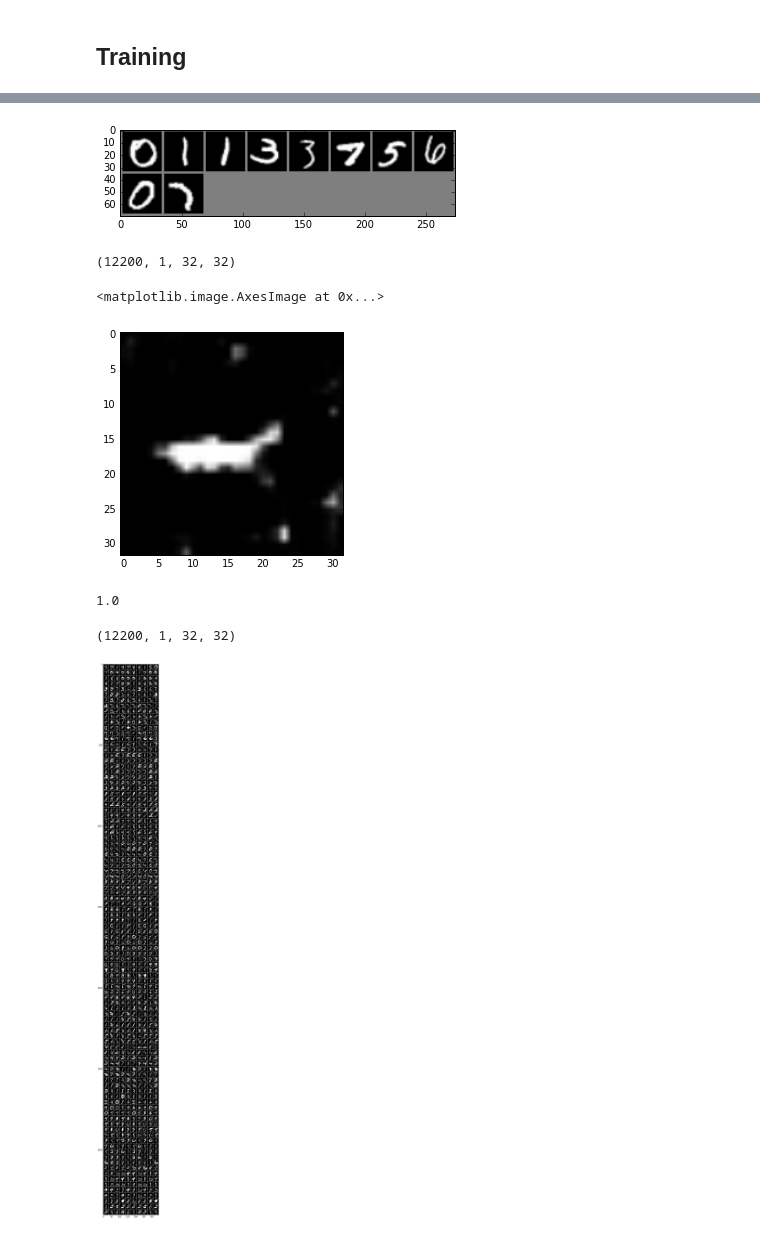
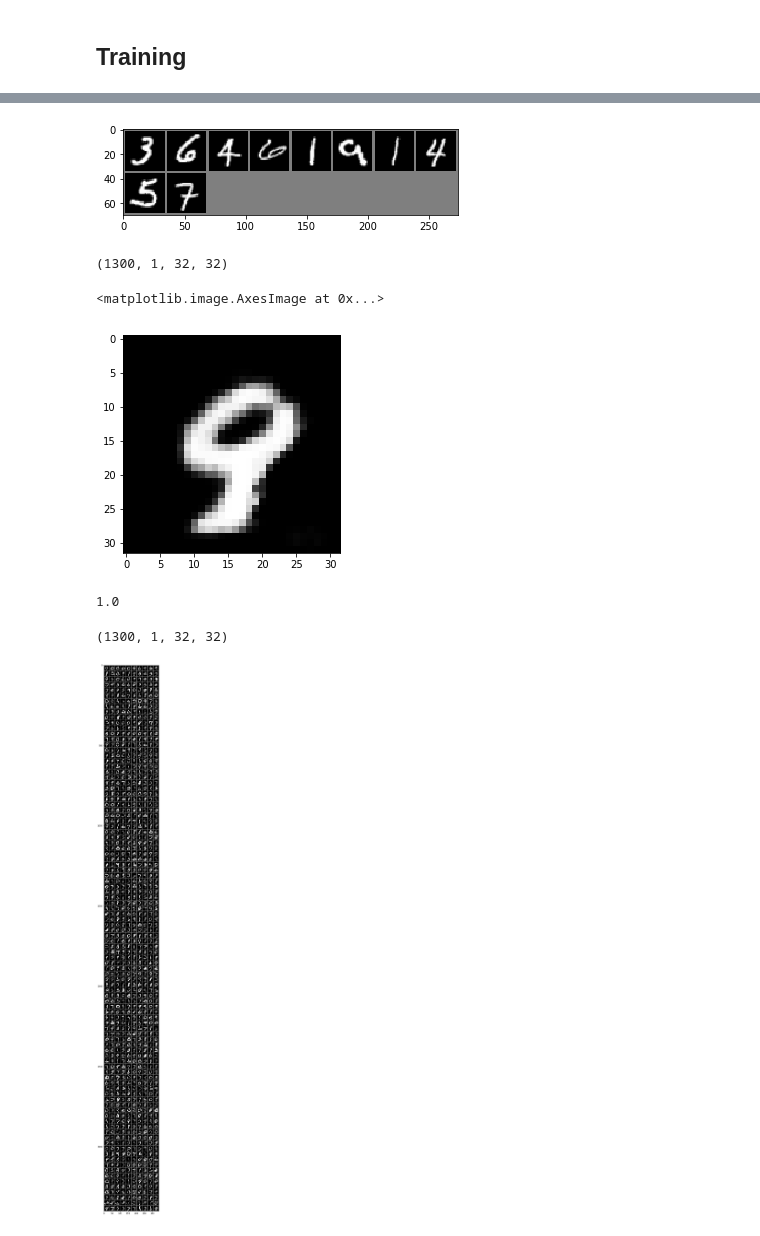
Before and after one commit to mfinzi/gans-and-stuff, a Jupyter notebook: experiments/bayes_wasserstein_dcgan.ipynb, the cells around one changed output, grey strips where cells are left out. Drawn from its saved outputs; the diff is of its cells as text; code cells hidden in the pictures.

```diff
--- a/experiments/bayes_wasserstein_dcgan.ipynb
+++ b/experiments/bayes_wasserstein_dcgan.ipynb
@@ -86,7 +106,7 @@ class GeneratorNetwork(nn.Module):
         x = F.relu(self.deconv1_bn(self.deconv1(x)))
         x = F.relu(self.deconv2_bn(self.deconv2(x)))
         x = F.relu(self.deconv3_bn(self.deconv3(x)))
-        x = self.deconv4(x)
+        x = F.tanh(self.deconv4(x))
 
         return x
 
@@ -111,7 +131,7 @@ class DiscriminatorNetwork(nn.Module):
         x = F.leaky_relu(self.conv1(input), 0.2)
         x = F.leaky_relu(self.conv2_bn(self.conv2(x)), 0.2)
         x = F.leaky_relu(self.conv3_bn(self.conv3(x)), 0.2)
-        x = F.sigmoid(self.conv4(x))
+        x = self.conv4(x)
         x = x.squeeze()
 
         return x
@@ -138,7 +158,7 @@ disc = DiscriminatorNetwork()
 # gen.apply(weight_init)
 gen.apply(gen_weight_init)
 disc.apply(weight_init)
-bgan = WBGAN(gen, disc, prior, alpha=.6, eta=0.00001, disc_lr = 0.00002, gen_observed=20000, MAP=False, cuda=True)
+bgan = WBGAN(gen, disc, prior, alpha=.9, eta=5e-5, disc_lr = 5e-5, gen_observed=20000, MAP=False, cuda=True)
 samples = []
 # %% [output]
 Moving generator and discriminator to GPU
@@ -171,10 +190,12 @@ num_samples = 10
 if isinstance(samples, np.ndarray):
     samples = [samples]
 
-for epoch in range(1):
+for epoch in range(30):
     for i, data_ in enumerate(trainloader, 0):
         batch = data_[0].float()
-        bgan.step(batch)
+        bgan.d_step(batch)
+        if not (i%5):
+            bgan.g_step(batch)
     if not epoch%1:
         batchv = Variable(batch)
         d_loss, g_loss = bgan.loss(batchv.cuda())
@@ -189,7 +226,7 @@ NameError: name 'D' is not defined
 # %%
 imshow(torchvision.utils.make_grid(batch[:10]))
 # %% [output]
-[figure, old version]
+[figure, new version]
 # %%
 # samples_arr = np.array(samples[:-2])
 # samples_ = samples[-2:]
@@ -205,12 +242,12 @@ samples_arr = samples
 # %%
 samples_arr.shape
 # %% [output]
-(12200, 1, 32, 32)
+(1300, 1, 32, 32)
 # %%
 plt.imshow((samples_arr[-1, 0] + 1)/2, cmap='gray')
 # %% [output]
 <matplotlib.image.AxesImage at 0x...>
-[figure, old version]
+[figure, new version]
 # %%
 np.max(batch.numpy())
 # %% [output]
@@ -218,12 +255,12 @@ np.max(batch.numpy())
 # %%
 samples_arr.shape
 # %% [output]
-(12200, 1, 32, 32)
+(1300, 1, 32, 32)
 # %%
 plt.figure(figsize=(20, 50))
 show_epochs = [20, 30]
 start, finish = show_epochs[0] * num_samples, (show_epochs[1]+1) * num_samples
 # imshow(torchvision.utils.make_grid(torch.from_numpy(samples_arr[start:finish]), nrow=30))
-imshow(torchvision.utils.make_grid(torch.from_numpy(samples_arr[-2000:-1000]), nrow=10))
+imshow(torchvision.utils.make_grid(torch.from_numpy(samples_arr[-1000:]), nrow=10))
 # %% [output]
-[figure, old version]
+[figure, new version]
```
Also changed, not shown: parts of 8 cells of this notebook, 5 other files.
